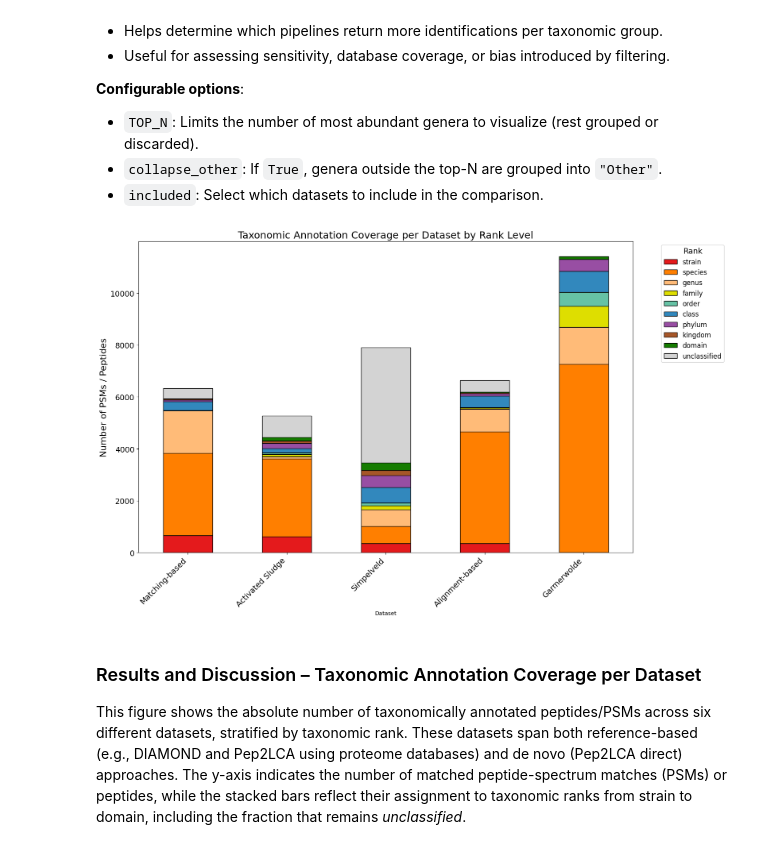
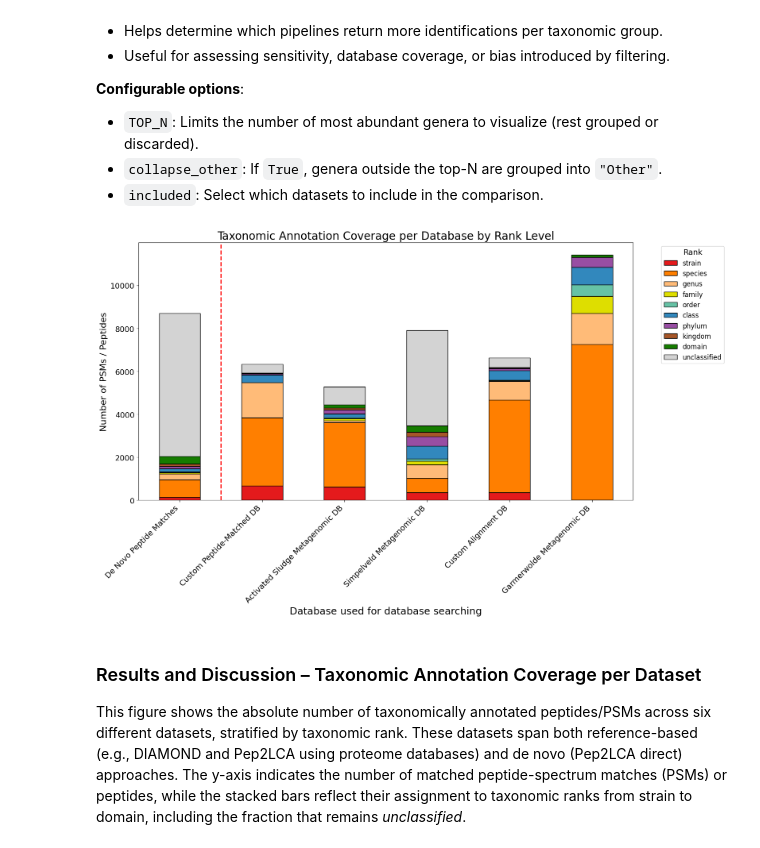
Before and after one commit to Asciilator/Peptide_identification_with_custom_database, a Jupyter notebook: Community_comparisons/Composition_plots.ipynb, the cells around one changed output. Saved outputs shown, nothing was run; the diff lists cells and outputs as text; code cells hidden in the pictures.

```diff
--- a/Community_comparisons/Composition_plots.ipynb
+++ b/Community_comparisons/Composition_plots.ipynb
@@ -362,12 +327,12 @@ community_dir = base_path / "Community_comparisons"
 rank_order = ["strain", "species", "genus", "family", "order", "class", "phylum", "kingdom", "domain", "unclassified"]
 
 dataset_order = [
-    "De Novo Matching-based",
-    "Matching-based",
-    "Activated Sludge",
-    "Simpelveld",
-    "Alignment-based",
-    "Garmerwolde"
+    "De Novo Peptide Matches",
+    "Custom Peptide-Matched DB",
+    "Activated Sludge Metagenomic DB",
+    "Simpelveld Metagenomic DB",
+    "Custom Alignment DB",
+    "Garmerwolde Metagenomic DB"
 ]
 
 rank_colors = {
@@ -379,11 +344,11 @@ rank_colors = {
 
 # === Load and clean de novo Pep2LCA ===
 df_de_novo = pd.read_csv(community_dir / "pept2lca_unipept_results.csv")
-df_de_novo["Global LCA Rank"] = df_de_novo["Global LCA Rank"].fillna("Unclassified").str.lower()
+df_de_novo["Global LCA Rank"] = df_de_novo["Global LCA Rank"].fillna("unclassified").str.lower()
 df_de_novo["Global LCA Rank"] = df_de_novo["Global LCA Rank"].apply(lambda r: r if r in rank_order else "unclassified")
 counts_de_novo = df_de_novo["Global LCA Rank"].value_counts().reset_index()
 counts_de_novo.columns = ["Rank", "Count"]
-counts_de_novo["Dataset"] = "de novo Pep2LCA (Direct)"
+counts_de_novo["Dataset"] = "De Novo Peptide Matches"
 
 # === Helper for other datasets ===
 def extract_rank_counts(path, rank_columns, dataset_name):
@@ -398,51 +363,63 @@ def extract_rank_counts(path, rank_columns, dataset_name):
     counts["Dataset"] = dataset_name
     return counts
 
-# === Process other datasets ===
+# === Process other datasets with clearer names ===
 datasets = [
-    ("genus_composition_psm.csv", ["lca rank"], "Matching-based"),
-    ("AS_MAGs_taxa_ranks.csv", ["Taxon_rank"], "Activated Sludge"),
-    ("SP_MG_metagenpsm_withlcas.csv", ["lca rank"], "Simpelveld"),
-    ("diamond_from_proteomes_clust95_psm.csv", ["lca rank"], "Alignment-based"),
-    ("metagenomics_psm_taxa_annotated.csv", ["taxon_rank"], "Garmerwolde")
+    ("genus_composition_psm.csv", ["lca rank"], "Custom Peptide-Matched DB"),
+    ("AS_MAGs_taxa_ranks.csv", ["Taxon_rank"], "Activated Sludge Metagenomic DB"),
+    ("SP_MG_metagenpsm_withlcas.csv", ["lca rank"], "Simpelveld Metagenomic DB"),
+    ("diamond_from_proteomes_clust95_psm.csv", ["lca rank"], "Custom Alignment DB"),
+    ("metagenomics_psm_taxa_annotated.csv", ["taxon_rank"], "Garmerwolde Metagenomic DB")
 ]
 
 all_counts = [counts_de_novo]
 for file, columns, label in datasets:
     all_counts.append(extract_rank_counts(community_dir / file, columns, label))
 
-# === Combine and plot ===
+# === Combine and prepare ===
 df_plot = pd.concat(all_counts, ignore_index=True)
 df_plot["Rank"] = pd.Categorical(df_plot["Rank"], categories=rank_order[::-1], ordered=True)
 df_plot["Dataset"] = pd.Categorical(df_plot["Dataset"], categories=dataset_order, ordered=True)
 
 pivot = df_plot.pivot_table(index="Dataset", columns="Rank", values="Count", fill_value=0)
 pivot = pivot[rank_order]  # reorder columns
 
+# === Plot ===
 fig, ax = plt.subplots(figsize=(16, 10))
-pivot.plot(
+
+bars = pivot.plot(
     kind="bar",
     stacked=True,
     ax=ax,
     edgecolor="black",
     color=[rank_colors[r] for r in pivot.columns]
 )
 
-# Axis labels and title
+# Separator line after first bar
+ax.axvline(x=0.5, color="red", linestyle="--", linewidth=2)
+
+# Labels and title
 ax.set_ylabel("Number of PSMs / Peptides", fontsize=16)
-ax.set_title("Taxonomic Annotation Coverage per Dataset by Rank Level", fontsize=18)
+ax.set_xlabel("Database used for database searching", fontsize=18)
+ax.set_title("Taxonomic Annotation Coverage per Database by Rank Level", fontsize=20)
 
-# Tick label sizes
+# Tick label formatting
 ax.set_xticklabels(ax.get_xticklabels(), rotation=45, ha="right", fontsize=14)
 ax.tick_params(axis='y', labelsize=14)
 
 # Legend formatting
-ax.legend(title="Rank", title_fontsize=14, fontsize=12, bbox_to_anchor=(1.05, 1), loc="upper left")
+ax.legend(
+    title="Rank",
+    title_fontsize=14,
+    fontsize=12,
+    bbox_to_anchor=(1.05, 1),
+    loc="upper left"
+)
 
 plt.tight_layout()
 plt.show()
 # %% [output]
-[figure, old version]
+[figure, new version]
 # %% [markdown]
 ### Results and Discussion – Taxonomic Annotation Coverage per Dataset
 
```
Also changed, not shown: parts of 2 cells of this notebook, 7 other files.
